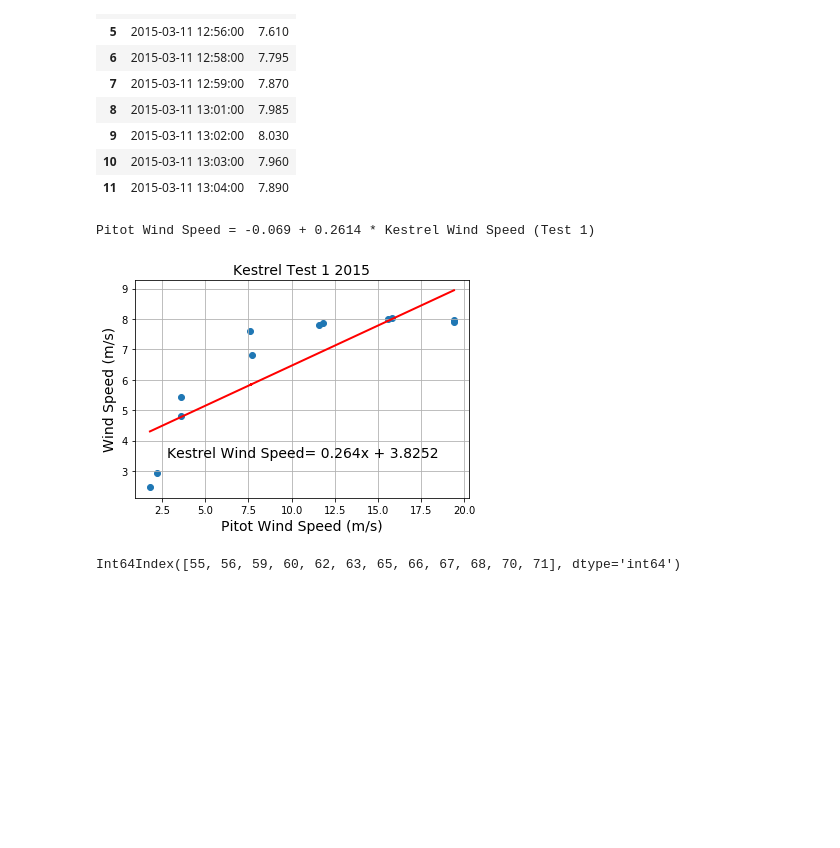
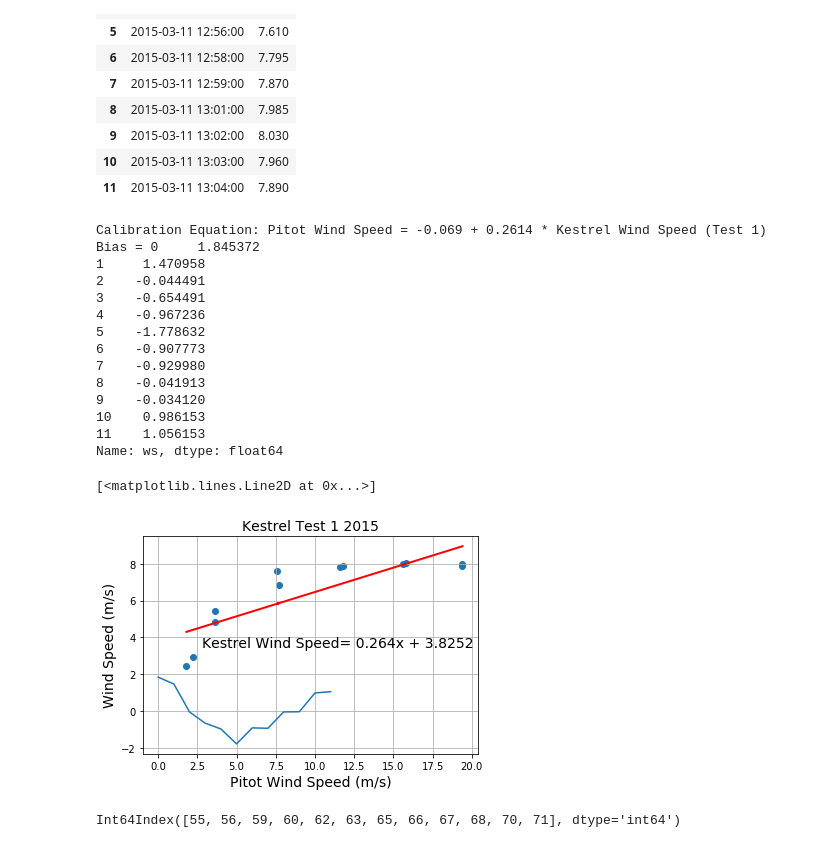
Before and after one commit to Pearl-Ayem/a303_course_work, a Jupyter notebook: Lab 8/Lab 8 analysis.ipynb, the cells around one changed output. Saved outputs shown, nothing was run; the diff lists cells and outputs as text; code cells hidden in the pictures; blank space fills up the shorter version.

Commit message:
recomputed pitot speeds

```diff
--- a/Lab 8/Lab 8 analysis.ipynb
+++ b/Lab 8/Lab 8 analysis.ipynb
@@ -416,36 +442,53 @@ kes15_avg_1
 # %%
 # plt.style.use('seaborn-darkgrid')
 x=pit15_1['ws']
 y=kes15_avg_1['ws']
 
 mask = ~np.isnan(x) & ~np.isnan(y)
 stats = linregress(x[mask],y[mask])
 m = stats.slope
 b = stats.intercept
 
 # Change the default marker for the scatter from circles to x's
 # plt.scatter(x, y, marker='o',color='#003F72')
 plt.scatter(x, y, marker='o')
 # Set the linewidth on the regression line to 3px
 y2= [i*m+b for i in x]
 cor = np.corrcoef(x, y)
 
 plt.plot(x, y2, color="red", linewidth=2)
 plt.xlabel('Pitot Wind Speed (m/s)',fontsize='14')
 plt.ylabel('Wind Speed (m/s)',fontsize='14')
 plt.title('Kestrel Test 1 2015',fontsize='14')
 s= 'Kestrel Wind Speed= ' + str(round(m,4))+'x + '+str(round(b,4))
 plt.grid(True)
 plt.text(min(x)+1,min(y)+1,s,fontsize='14')
 
 c1 = 1/b
 c0= (-1*m)/b
 
-cal_eqn ='Pitot Wind Speed = ' + str(round(c0,4))+ ' + '+str(round(c1,4))+' * Kestrel Wind Speed (Test 1)'
+cal_eqn ='Calibration Equation: Pitot Wind Speed = ' + str(round(c0,4))+ ' + '+str(round(c1,4))+' * Kestrel Wind Speed (Test 1)'
 print(cal_eqn)
+
+bias = y2 - y
+print('Bias = ' + str(bias))
 # %% [output]
-Pitot Wind Speed = -0.069 + 0.2614 * Kestrel Wind Speed (Test 1)
+Calibration Equation: Pitot Wind Speed = -0.069 + 0.2614 * Kestrel Wind Speed (Test 1)
+Bias = 0     1.845372
+1     1.470958
+2    -0.044491
+3    -0.654491
+4    -0.967236
+5    -1.778632
+6    -0.907773
+7    -0.929980
+8    -0.041913
+9    -0.034120
+10    0.986153
+11    1.056153
+Name: ws, dtype: float64
+[<matplotlib.lines.Line2D at 0x...>]
-[figure, old version]
+[figure, new version]
 # %%
 mask_times = kes15.time.isin(pit15_2.time)
 kes15_times = kes15.loc[mask_times]
```
Also changed, not shown: parts of 6 cells of this notebook.
